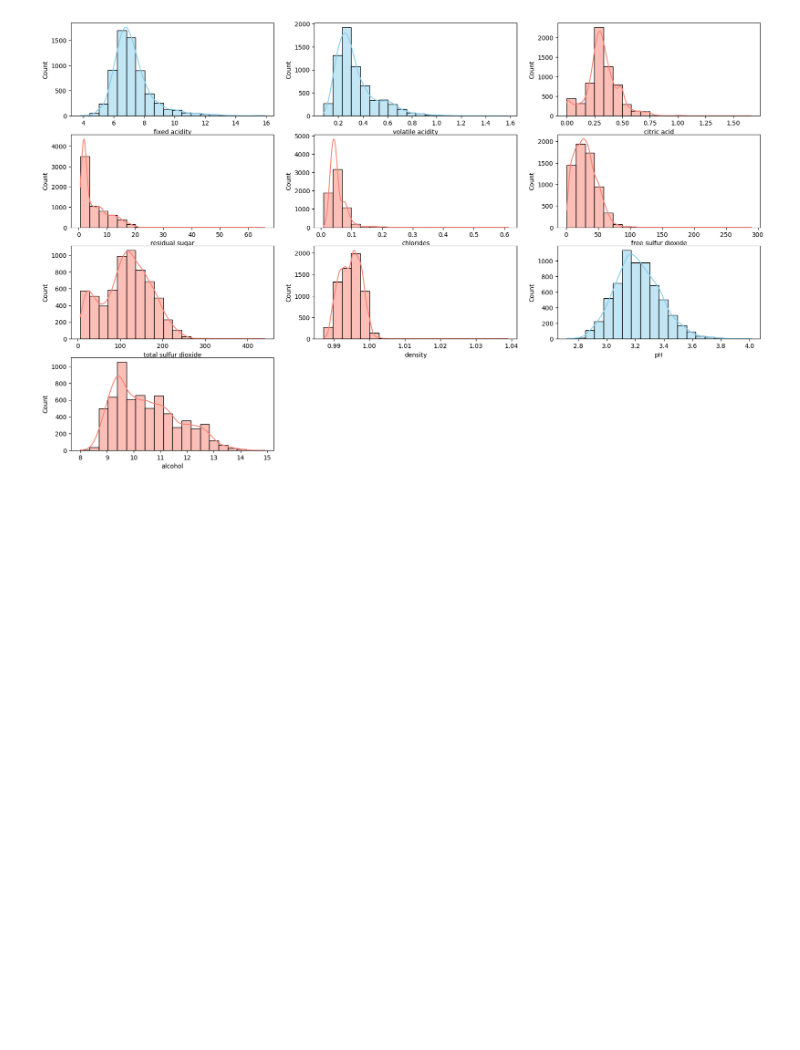
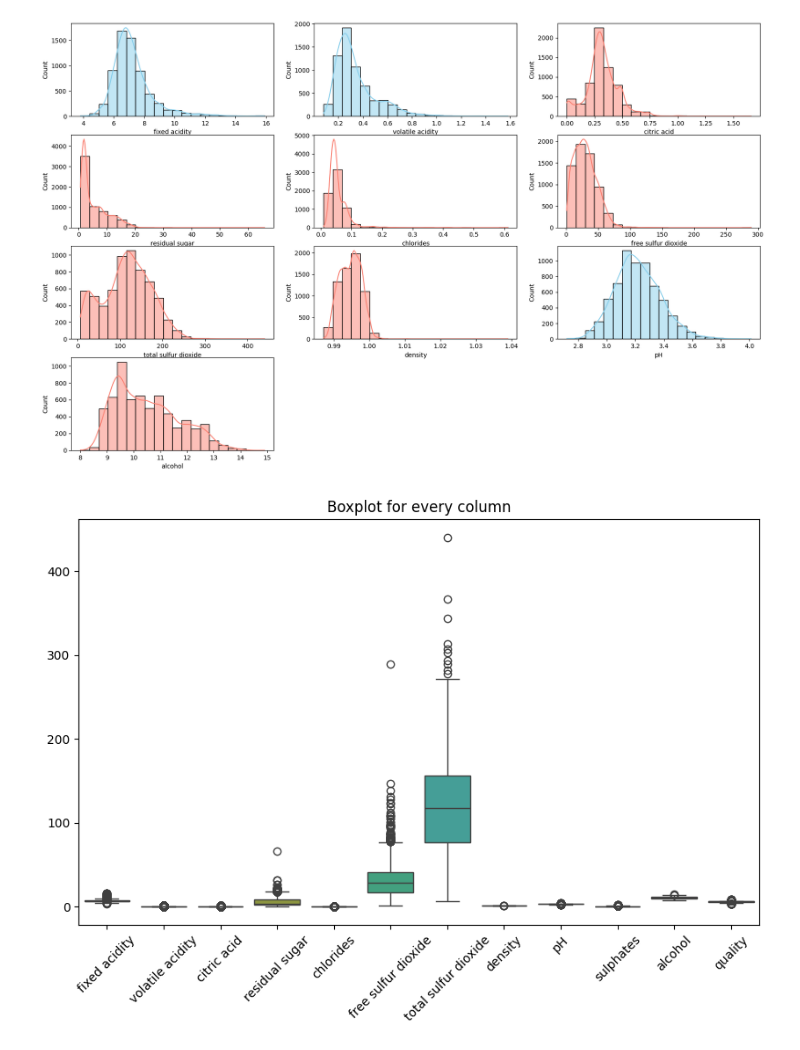
Before and after one commit to javali6/Wine-Quality-EAD, a Jupyter notebook: main.ipynb, the cells around one changed output. Cells and saved outputs as stored; diff of their text form; code cells hidden in the pictures; blank space fills up the shorter version.

Commit message:
sum all null and delete them, added boxplot

```diff
--- a/main.ipynb
+++ b/main.ipynb
@@ -59,0 +87,7 @@ None
+# %%
+# delete entries with at least one null
+cleared_data = data.dropna()
+print("After: ")
+print(cleared_data.info())
+print("\n Check (IF True there is no nulls in that collumn\n")
+print(cleared_data.notnull().all())
@@ -138,4 +190,13 @@ sns.histplot(data['alcohol'], bins=20, kde=True, color='salmon')
 plt.show()
 # %% [output]
 [figure]
+# %%
+# Boxplot
+plt.figure(figsize=(10, 6))
+sns.boxplot(data=cleared_data)
+plt.xticks(rotation=45)
+plt.title('Boxplot for every column')
+plt.show()
+# %% [output]
+[figure, added]
 # %%
```
Also changed, not shown: parts of 4 cells of this notebook.
